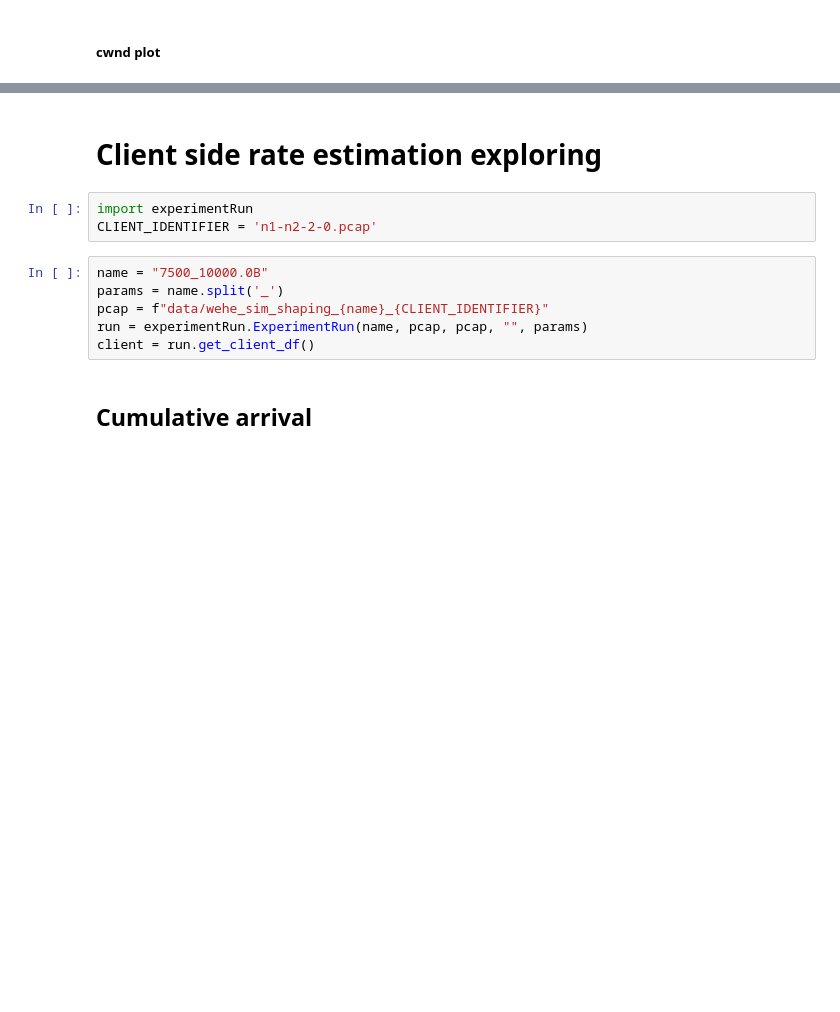
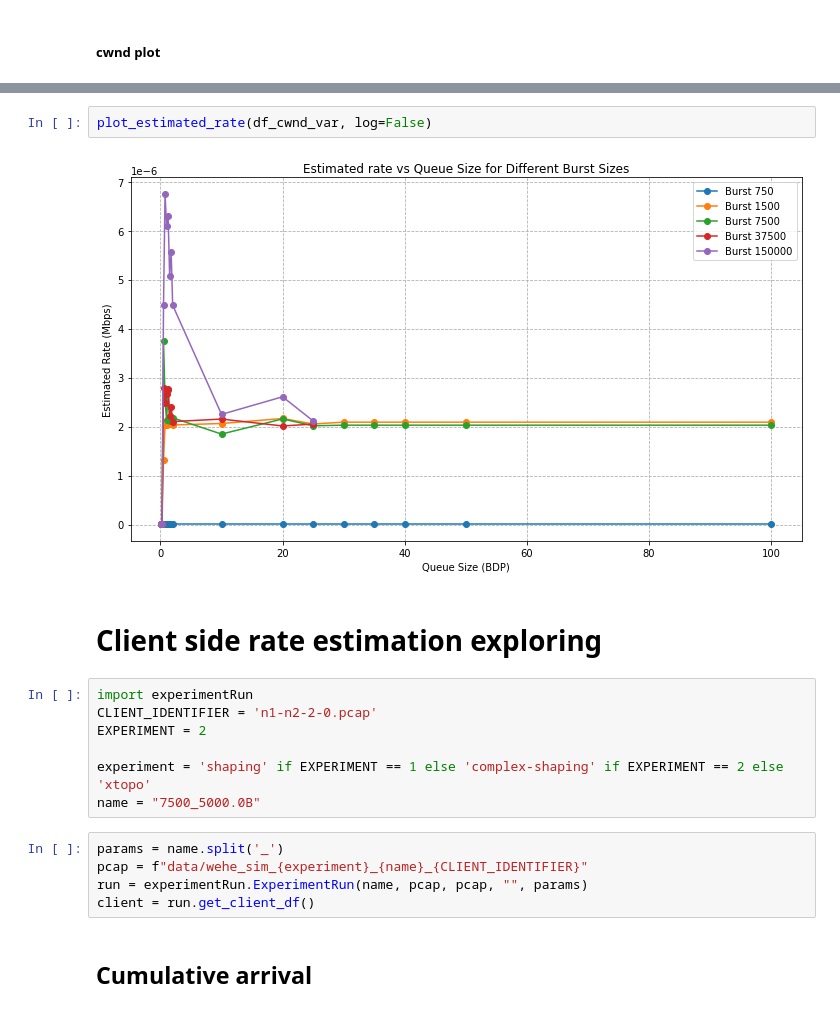
Before and after one commit to MRimk/Traffic-Policing-Inference-Simulation, a Jupyter notebook: note_analyse_results.ipynb, the cells around one changed output, grey strips where cells are left out. Drawn from its saved outputs; the diff is of its cells as text; blank space fills up the shorter version.

```diff
--- a/note_analyse_results.ipynb
+++ b/note_analyse_results.ipynb
@@ -402,12 +447,19 @@ Min Rate: 1.01 Mbps
+# %%
+plot_estimated_rate(df_cwnd_var, log=False)
+# %% [output]
+[figure, added]
 # %% [markdown]
 # Client side rate estimation exploring
 # %%
 import experimentRun
 CLIENT_IDENTIFIER = 'n1-n2-2-0.pcap'
+EXPERIMENT = 2
+
+experiment = 'shaping' if EXPERIMENT == 1 else 'complex-shaping' if EXPERIMENT == 2 else 'xtopo'
+name = "7500_5000.0B"
 # %%
-name = "7500_10000.0B"
 params = name.split('_')
-pcap = f"data/wehe_sim_shaping_{name}_{CLIENT_IDENTIFIER}"
+pcap = f"data/wehe_sim_{experiment}_{name}_{CLIENT_IDENTIFIER}"
 run = experimentRun.ExperimentRun(name, pcap, pcap, "", params)
 client = run.get_client_df()
 # %% [markdown]
```
Also changed, not shown: parts of 28 cells of this notebook, 32 other files.
